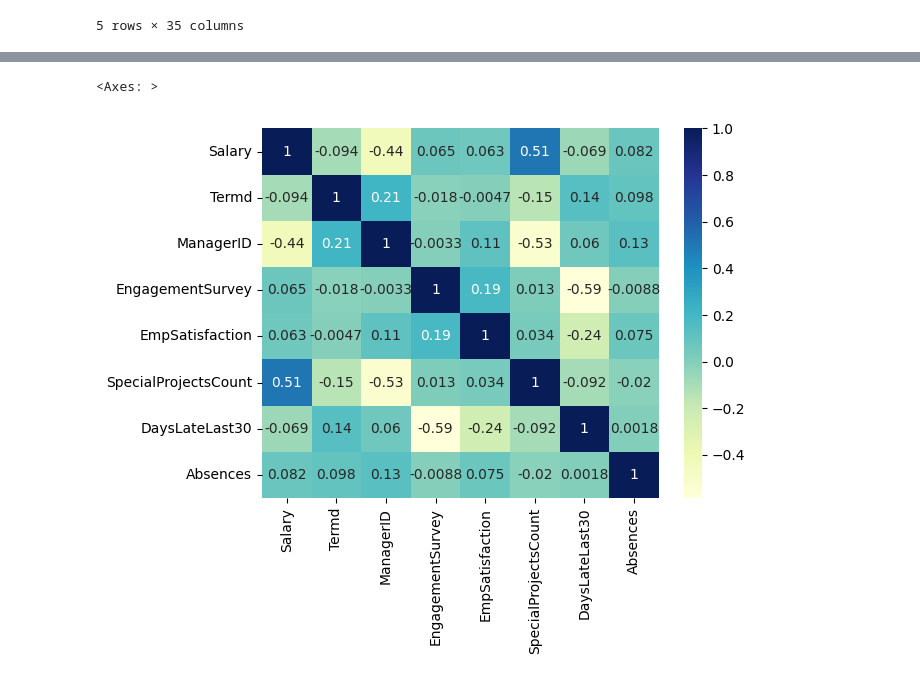
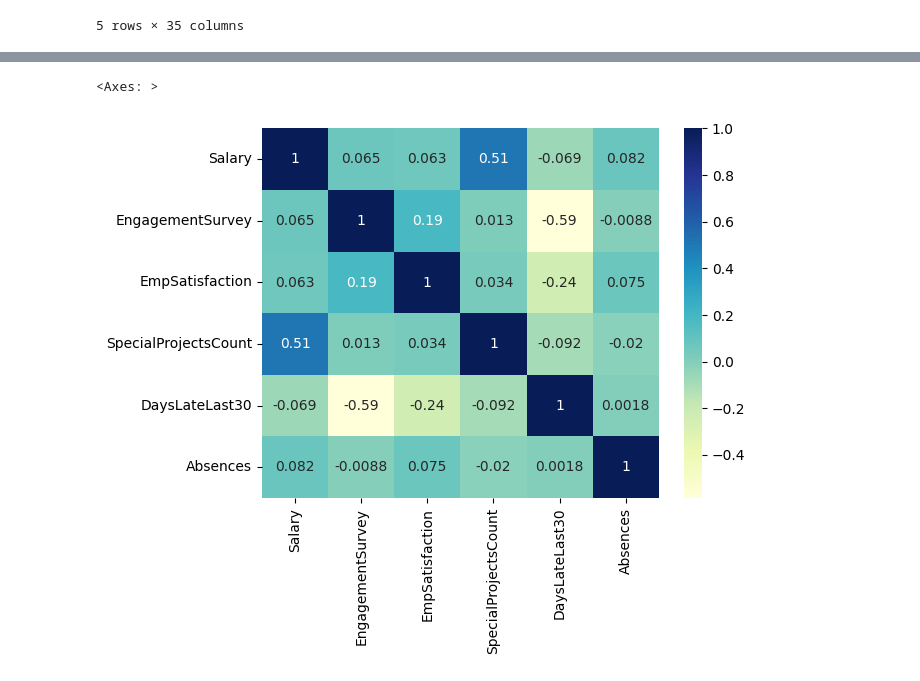
Before and after one commit to oscarbowie/OESON_Project_2, a Jupyter notebook: OESON_Project_2.ipynb, the cells around one changed output, grey strips where cells are left out. Cells and saved outputs as stored; diff of their text form; code cells hidden in the pictures.

```diff
--- a/OESON_Project_2.ipynb
+++ b/OESON_Project_2.ipynb
@@ -38,8 +38,8 @@ Data columns (total 35 columns):
 dtypes: float64(2), int64(16), object(17)
 memory usage: 85.2+ KB
 # %%
-d = df.iloc[:,[9,10,26,29,30,31,33,34]]
+d = df.iloc[:,[9,29,30,31,33,34]]
 sns.heatmap(d.corr(), cmap="YlGnBu", annot=True)
 # %% [output]
 <Axes: >
-[figure, old version]
+[figure, new version]
```
Also changed, not shown: parts of 2 cells of this notebook.
